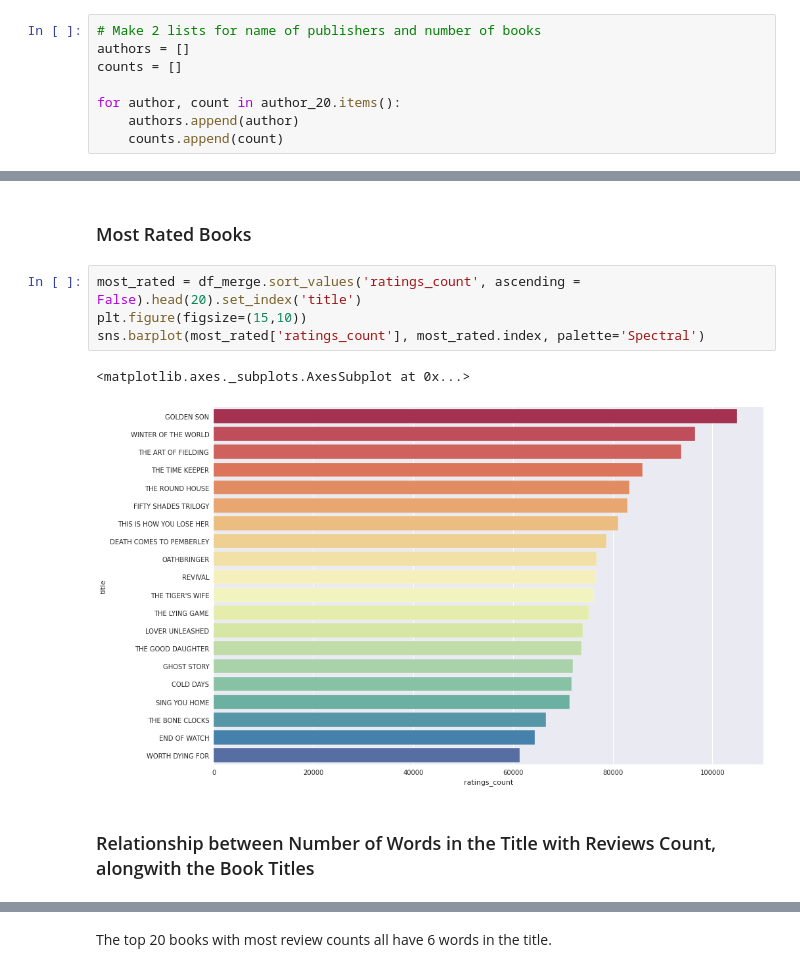
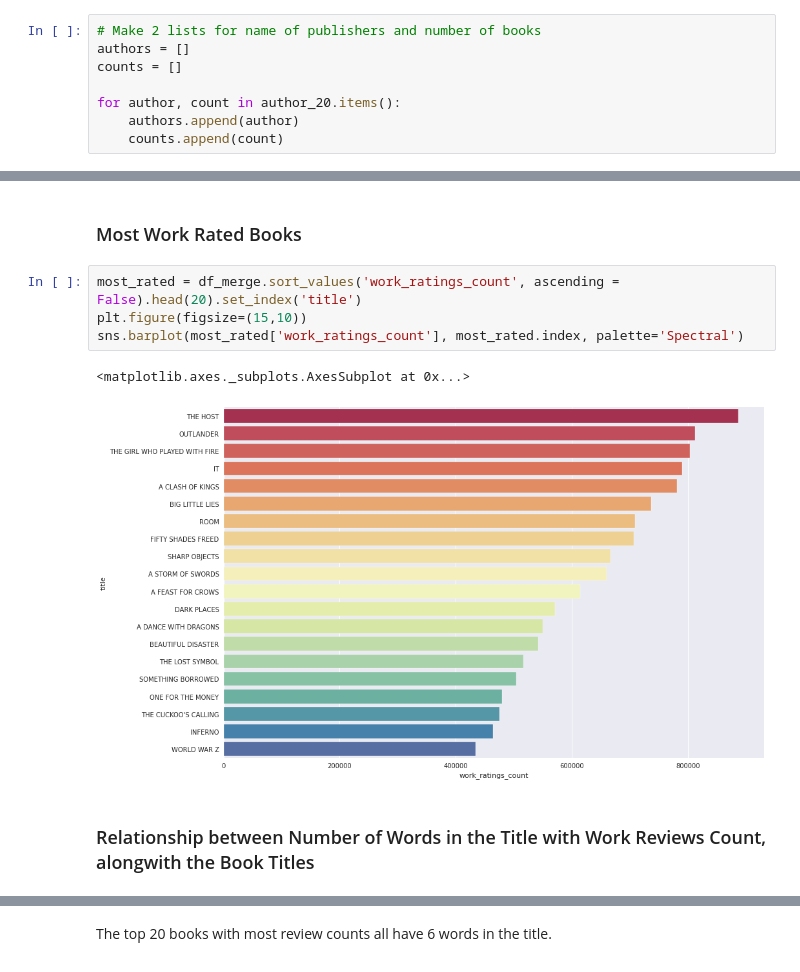
Before and after one commit to linhmai19/capstone_project, a Jupyter notebook: eda_clf_modeling.ipynb, the cells around one changed output, grey strips where cells are left out. Saved outputs shown, nothing was run; the diff lists cells and outputs as text.

```diff
--- a/eda_clf_modeling.ipynb
+++ b/eda_clf_modeling.ipynb
@@ -455,13 +487,13 @@ plt.show()
 # %% [markdown]
-### Most Rated Books
+### Most Work Rated Books
 # %%
-most_rated = df_merge.sort_values('ratings_count', ascending = False).head(20).set_index('title')
+most_rated = df_merge.sort_values('work_ratings_count', ascending = False).head(20).set_index('title')
 plt.figure(figsize=(15,10))
-sns.barplot(most_rated['ratings_count'], most_rated.index, palette='Spectral')
+sns.barplot(most_rated['work_ratings_count'], most_rated.index, palette='Spectral')
 # %% [output]
 <matplotlib.axes._subplots.AxesSubplot at 0x...>
-[figure, old version]
+[figure, new version]
 # %% [markdown]
-### Relationship between Number of Words in the Title with Reviews Count, alongwith the Book Titles
+### Relationship between Number of Words in the Title with Work Reviews Count, alongwith the Book Titles
 # %%
 plt.figure(figsize=(15,10))
```
Also changed, not shown: parts of 9 cells of this notebook.
